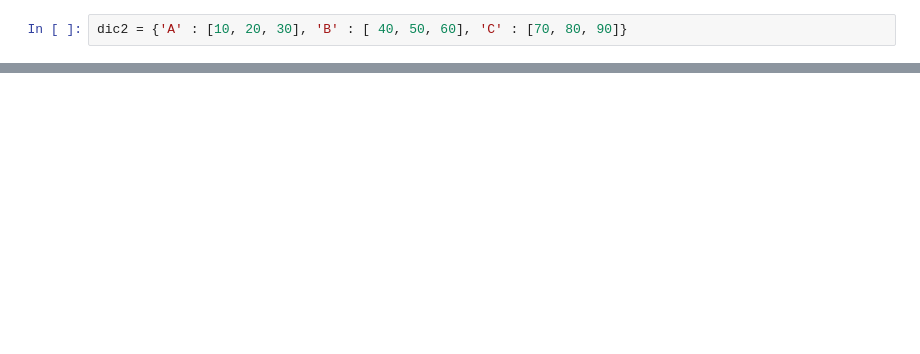
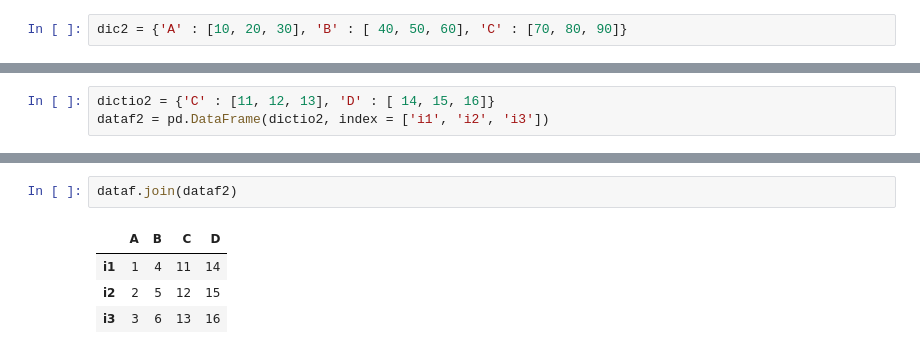
Before and after one commit to clog10/Machine-Learning, a Jupyter notebook: Pandas/Pandas.ipynb, the cells around one changed output, grey strips where cells are left out. Saved outputs shown, nothing was run; the diff lists cells and outputs as text; blank space fills up the shorter version.

```diff
--- a/Pandas/Pandas.ipynb
+++ b/Pandas/Pandas.ipynb
@@ -384,0 +413,3 @@ dicti2 = {'A' : [1, 2, 3], 'B' : [ 4, 5, 6], 'Clave' : ['c1', 'c2', 'c3']}
+# %%
+dictio2 = {'C' : [11, 12, 13], 'D' : [ 14, 15, 16]}
+dataf2 = pd.DataFrame(dictio2, index = ['i1', 'i2', 'i3'])
@@ -384,0 +423,7 @@ dicti2 = {'A' : [1, 2, 3], 'B' : [ 4, 5, 6], 'Clave' : ['c1', 'c2', 'c3']}
+# %%
+dataf.join(dataf2)
+# %% [output]
+|  | A | B | C | D |
+| i1 | 1 | 4 | 11 | 14 |
+| i2 | 2 | 5 | 12 | 15 |
+| i3 | 3 | 6 | 13 | 16 |
```
Also changed, not shown: parts of 45 cells of this notebook.
